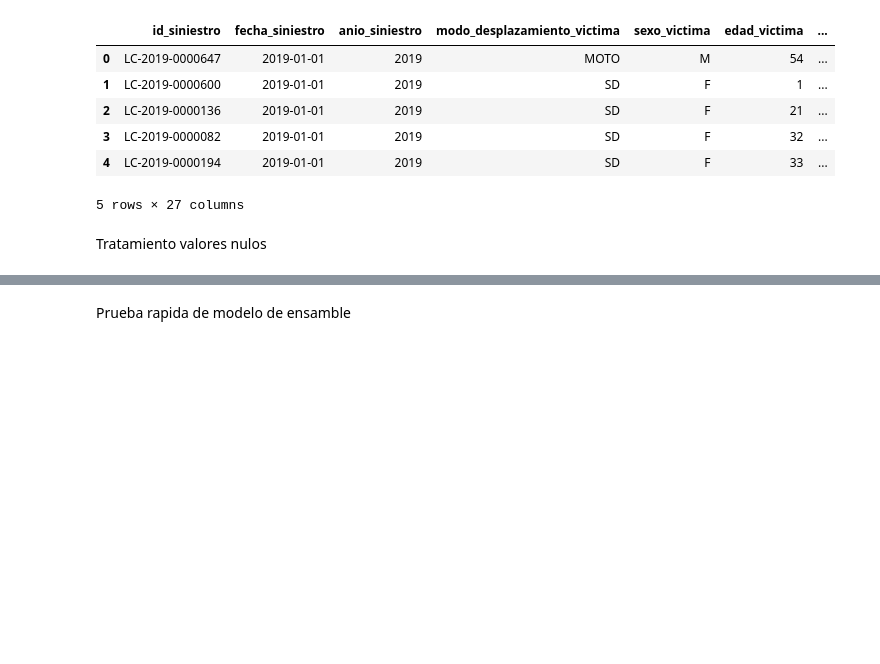
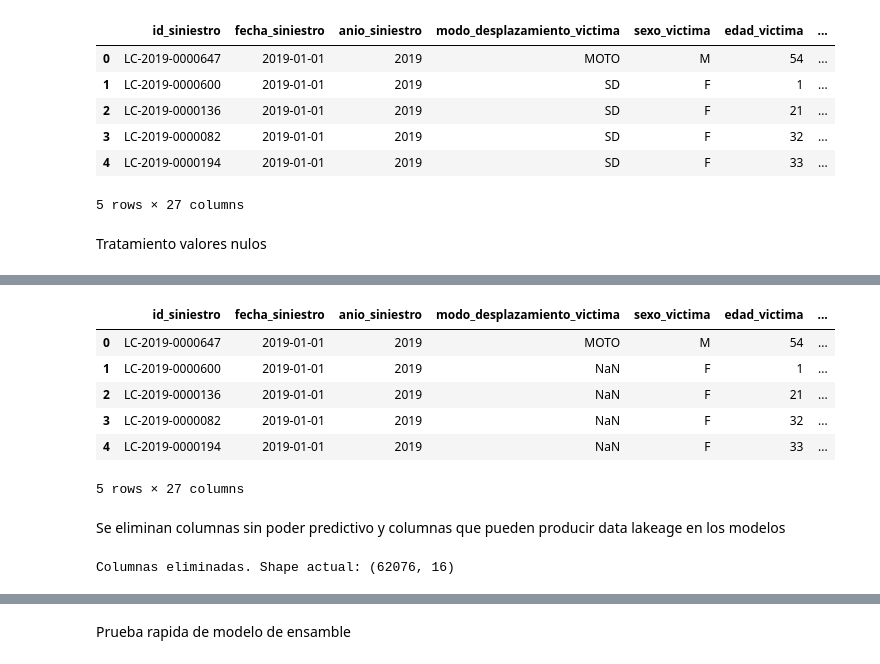
Before and after one commit to Cristian-Eric-Falco/datos_facebook_myanmar, a Jupyter notebook: notebooks/Merge.ipynb, the cells around one changed output, grey strips where cells are left out. Cells and saved outputs as stored; diff of their text form; code cells hidden in the pictures; blank space fills up the shorter version.

Commit message:
modificaciones previas a modelos

```diff
--- a/notebooks/Merge.ipynb
+++ b/notebooks/Merge.ipynb
@@ -220 +219,34 @@ Top 10 columnas con más valores nulos reales (NaN) listos para tratar:
 dtype: int64
+# %%
+display(df_modelo.head())
+# %% [output]
+|  | id_siniestro | fecha_siniestro | anio_siniestro | modo_desplazamiento_victima | sexo_victima | edad_victima | ... |
+| 0 | LC-2019-0000647 | 2019-01-01 | 2019 | MOTO | M | 54 | ... |
+| 1 | LC-2019-0000600 | 2019-01-01 | 2019 | NaN | F | 1 | ... |
+| 2 | LC-2019-0000136 | 2019-01-01 | 2019 | NaN | F | 21 | ... |
+| 3 | LC-2019-0000082 | 2019-01-01 | 2019 | NaN | F | 32 | ... |
+| 4 | LC-2019-0000194 | 2019-01-01 | 2019 | NaN | F | 33 | ... |
+5 rows × 27 columns
+# %% [markdown]
+Se eliminan columnas sin poder predictivo y columnas que pueden producir data lakeage en los modelos
+# %%
+# Eliminar columnas específicas
+columnas_a_eliminar = [
+    'id_siniestro',
+    'fecha_siniestro',
+    'fecha_fallecimiento_victima',
+    'direccion_normalizada_siniestro',
+    'latitud_siniestro',
+    'longitud_siniestro',
+    'geocodificacion_plana',
+    'gravedad_siniestro',
+    'numero_victimas_leve_siniestro',
+    'numero_victimas_grave_siniestro',
+    'numero_victimas_mortal_siniestro'
+]
+
+df_modelo = df_modelo.drop(columns=columnas_a_eliminar, errors='ignore')
+
+print(f"Columnas eliminadas. Shape actual: {df_modelo.shape}")
+# %% [output]
+Columnas eliminadas. Shape actual: (62076, 16)
```
Also changed, not shown: parts of 4 cells of this notebook.
